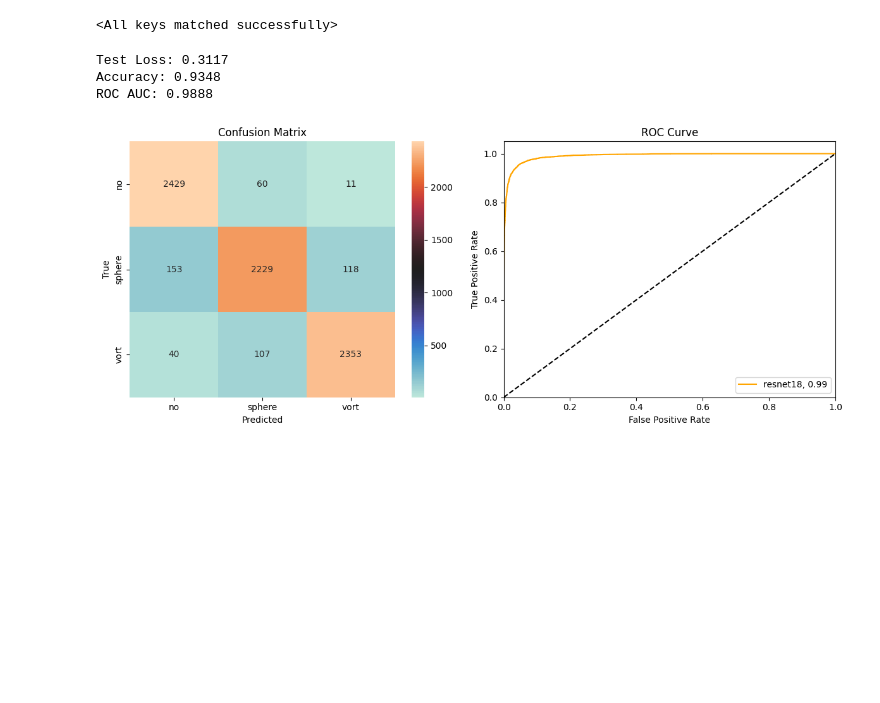
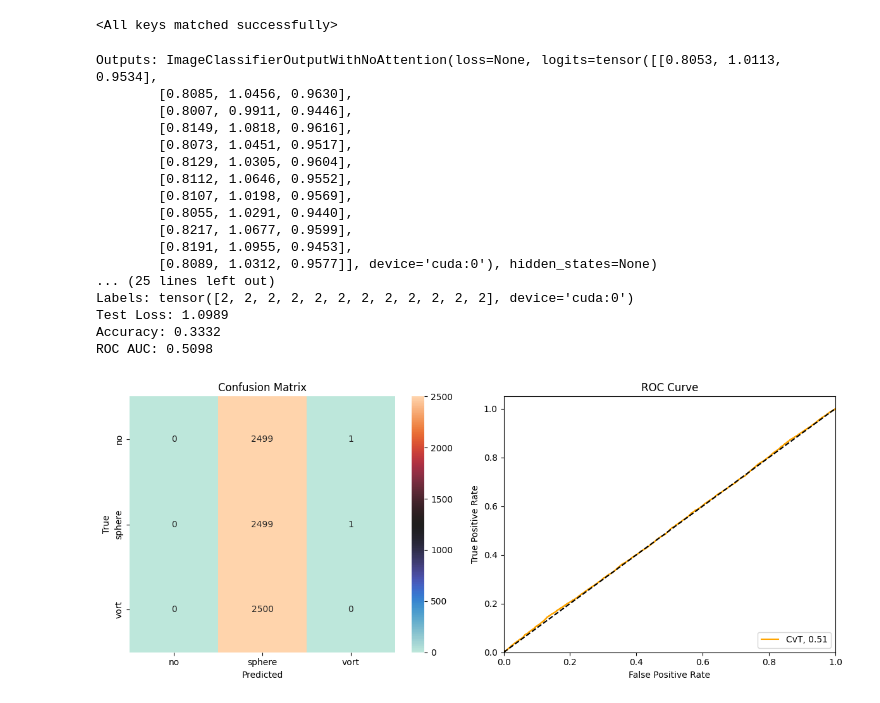
Before and after one commit to thanh12273203/Warm-ups, a Jupyter notebook: CvT.ipynb, the cells around one changed output. Cells and saved outputs as stored; diff of their text form; code cells hidden in the pictures; blank space fills up the shorter version.

```diff
--- a/CvT.ipynb
+++ b/CvT.ipynb
@@ -37,7 +37,7 @@ device(type='cpu')
 transform = transforms.Compose([
     transforms.Resize((224, 224)),
     transforms.Lambda(lambda x: x.to(torch.float32).repeat(3, 1, 1)),
-    # transforms.Normalize(mean=[0.485, 0.456, 0.406], std=[0.229, 0.224, 0.225])
+    transforms.Normalize(mean=[0.485, 0.456, 0.406], std=[0.229, 0.224, 0.225])
 ])
 
 root = '../dataset'
@@ -131,7 +131,7 @@ def train_model(model, criterion, optimizer, scheduler, num_epochs=25):
             optimizer.step()
 
             train_loss += loss.item() * inputs.size(0)
-            _, idx = torch.max(outputs, 1)
+            _, idx = torch.max(preds, 1)
             train_corrects += torch.sum(idx == labels.data).item()
 
         train_loss /= len(train_loader.dataset)
@@ -152,7 +152,7 @@ def train_model(model, criterion, optimizer, scheduler, num_epochs=25):
                 loss = criterion(preds, labels)
 
                 val_loss += loss.item() * inputs.size(0)
-                _, idx = torch.max(outputs, 1)
+                _, idx = torch.max(preds, 1)
                 val_corrects += torch.sum(idx == labels.data).item()
 
             val_loss /= len(val_loader.dataset)
@@ -190,7 +190,7 @@ def evaluate_model(model, criterion, model_name):
             loss = criterion(preds, labels)
 
             total_loss += loss.item() * inputs.size(0)
-            _, idx = torch.max(outputs, 1)
+            _, idx = torch.max(preds, 1)
             total_corrects += torch.sum(idx == labels).item()
 
             y_pred_probs.extend(preds.cpu().numpy())
@@ -205,6 +205,11 @@ def evaluate_model(model, criterion, model_name):
     # Compute ROC AUC
     roc_auc = roc_auc_score(y_true_binary, y_pred_probs, multi_class='ovr')
 
+    print('Outputs:', outputs)
+    print('Logits:', logits)
+    print('Predictions:', preds)
+    print('Idx:', idx)
+    print('Labels:', labels)
     print(f'Test Loss: {test_loss:.4f}')
     print(f'Accuracy: {test_acc:.4f}')
     print(f'ROC AUC: {roc_auc:.4f}')
@@ -234,10 +239,19 @@ def evaluate_model(model, criterion, model_name):
     plt.tight_layout()
     plt.show()
 # %%
-model = models.resnet18(weights=True)
-model.fc = torch.nn.Linear(model.fc.in_features, 3)
+from transformers import CvtForImageClassification, CvtConfig
+
+configuration = CvtConfig()
+model = CvtForImageClassification(configuration)
+model.config.id2label = {'0': 'no', '1': 'sphere', '2': 'vort'}
+model.config.label2id = {'no': 0, 'sphere': 1, 'vort': 2}
+model.classifier = nn.Linear(384, 3, True)
 model.to(device)
 
 optimizer = optim.Adam(model.parameters(), lr=0.001)
 scheduler = optim.lr_scheduler.ReduceLROnPlateau(optimizer, 'min', patience=2, factor=0.5)
 criterion = nn.CrossEntropyLoss()
+
+configuration = model.config
+print(configuration)
+model
@@ -267,9 +317,23 @@ model.load_state_dict(torch.load('../best_param_ViT.pt'))
 # %% [output]
 <All keys matched successfully>
 # %%
-evaluate_model(model, criterion, 'resnet18')
+evaluate_model(model, criterion, 'CvT')
 # %% [output]
-Test Loss: 0.3117
-Accuracy: 0.9348
-ROC AUC: 0.9888
+Outputs: ImageClassifierOutputWithNoAttention(loss=None, logits=tensor([[0.8053, 1.0113, 0.9534],
+        [0.8085, 1.0456, 0.9630],
+        [0.8007, 0.9911, 0.9446],
+        [0.8149, 1.0818, 0.9616],
+        [0.8073, 1.0451, 0.9517],
+        [0.8129, 1.0305, 0.9604],
+        [0.8112, 1.0646, 0.9552],
+        [0.8107, 1.0198, 0.9569],
+        [0.8055, 1.0291, 0.9440],
+        [0.8217, 1.0677, 0.9599],
+        [0.8191, 1.0955, 0.9453],
+        [0.8089, 1.0312, 0.9577]], device='cuda:0'), hidden_states=None)
+... (25 lines left out)
+Labels: tensor([2, 2, 2, 2, 2, 2, 2, 2, 2, 2, 2, 2], device='cuda:0')
+Test Loss: 1.0989
+Accuracy: 0.3332
+ROC AUC: 0.5098
-[figure, old version]
+[figure, new version]
```
Also changed, not shown: parts of 4 cells of this notebook.
